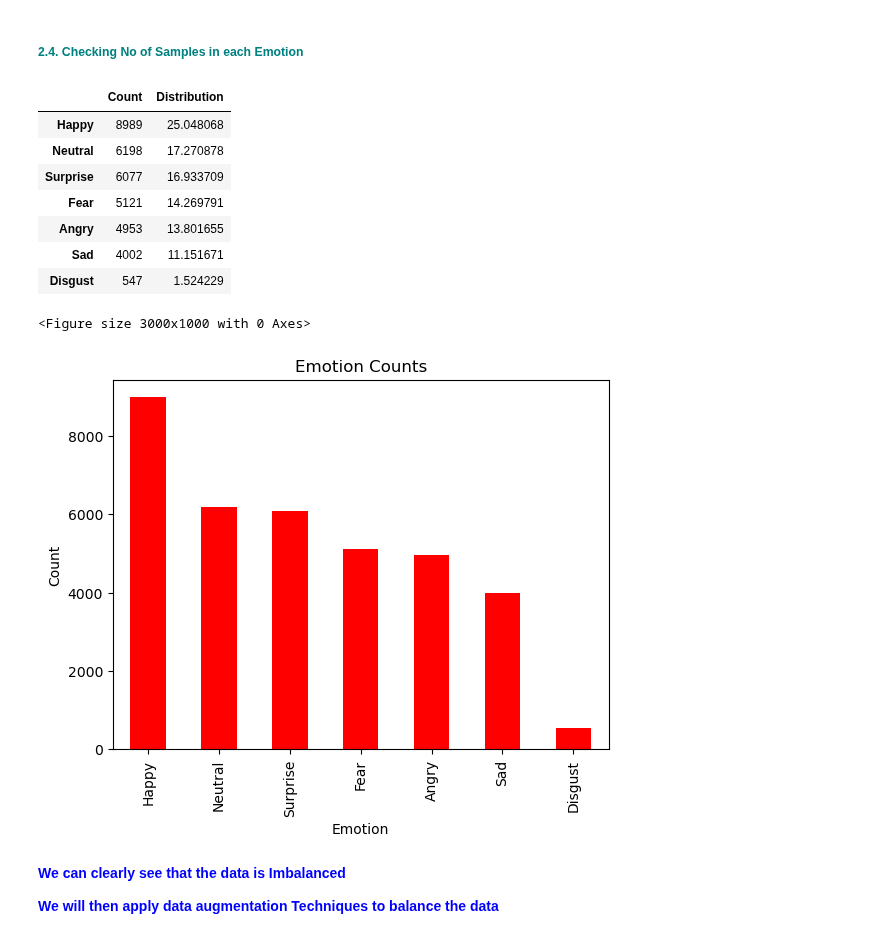
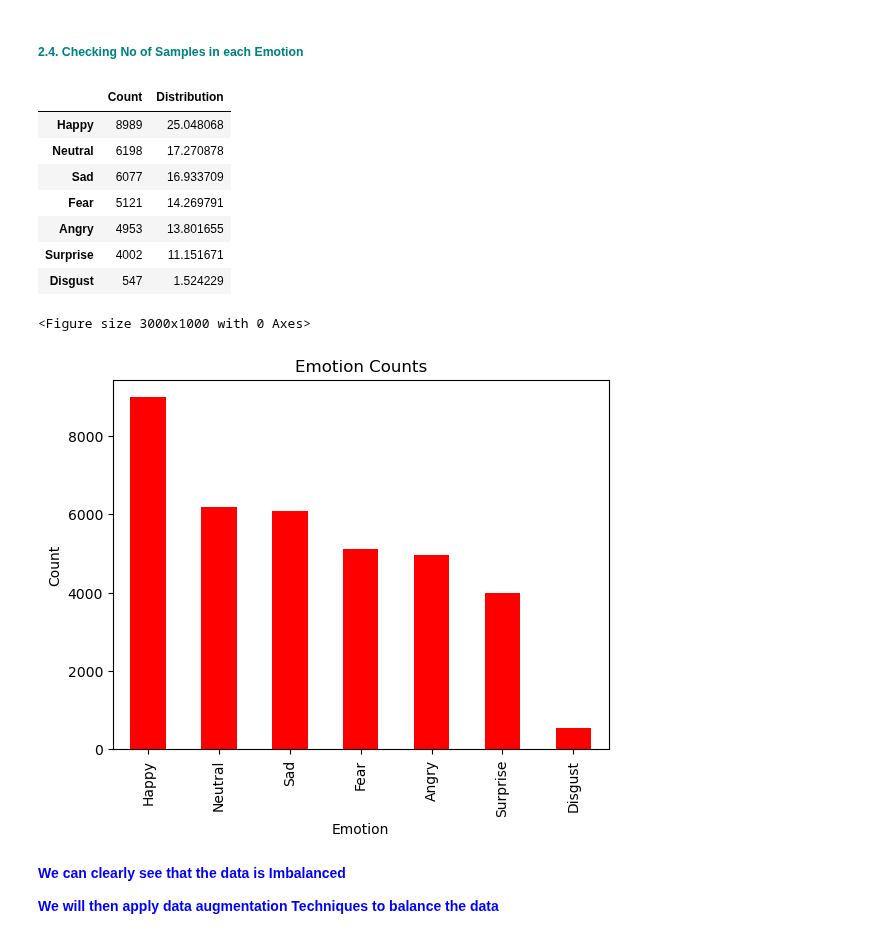
Before and after one commit to sabheen9/CapStone3-Facial_Expression_Classification, a Jupyter notebook: notebooks/Facial_Expression_Classification.ipynb, the cells around one changed output. Saved outputs shown, nothing was run; the diff lists cells and outputs as text; code cells hidden in the pictures.

```diff
--- a/notebooks/Facial_Expression_Classification.ipynb
+++ b/notebooks/Facial_Expression_Classification.ipynb
@@ -138,22 +137,22 @@ emotions_labels = {0: 'Angry', 1: 'Disgust', 2: 'Fear', 3: 'Happy', 4: 'Surprise
 # %% [markdown]
 ##### **<font color='teal'> 2.4. Checking No of Samples in each Emotion </font>**
 # %%
-emotions_labels = {0: 'Angry', 1: 'Disgust', 2: 'Fear', 3: 'Happy', 4: 'Surprise',5:'Sad', 6:'Neutral'}
+emotions_labels = {0: 'Angry', 1: 'Disgust', 2: 'Fear', 3: 'Happy', 4: 'Sad',5:'Surprise', 6:'Neutral'}
 
 a = df['emotion'].value_counts().rename('Count')
 b = (df['emotion'].value_counts(normalize=True) * 100).rename('Distribution')
 
 temp = pd.concat([a, b], axis=1)
 temp.index = [emotions_labels[i] for i in temp.index]
 temp
 # %% [output]
 |  | Count | Distribution |
 | Happy | 8989 | 25.048068 |
 | Neutral | 6198 | 17.270878 |
-| Surprise | 6077 | 16.933709 |
+| Sad | 6077 | 16.933709 |
 | Fear | 5121 | 14.269791 |
 | Angry | 4953 | 13.801655 |
-| Sad | 4002 | 11.151671 |
+| Surprise | 4002 | 11.151671 |
 | Disgust | 547 | 1.524229 |
 # %%
 plt.figure(figsize=(30,10))
@@ -168,7 +167,7 @@ plt.ylabel('Count')
 plt.show()
 # %% [output]
 <Figure size 3000x1000 with 0 Axes>
-[figure, old version]
+[figure, new version]
 # %% [markdown]
 **<font color='blue'> We can clearly see that the data is Imbalanced </font>**
 
```
Also changed, not shown: parts of 17 cells of this notebook, 3 other files.
